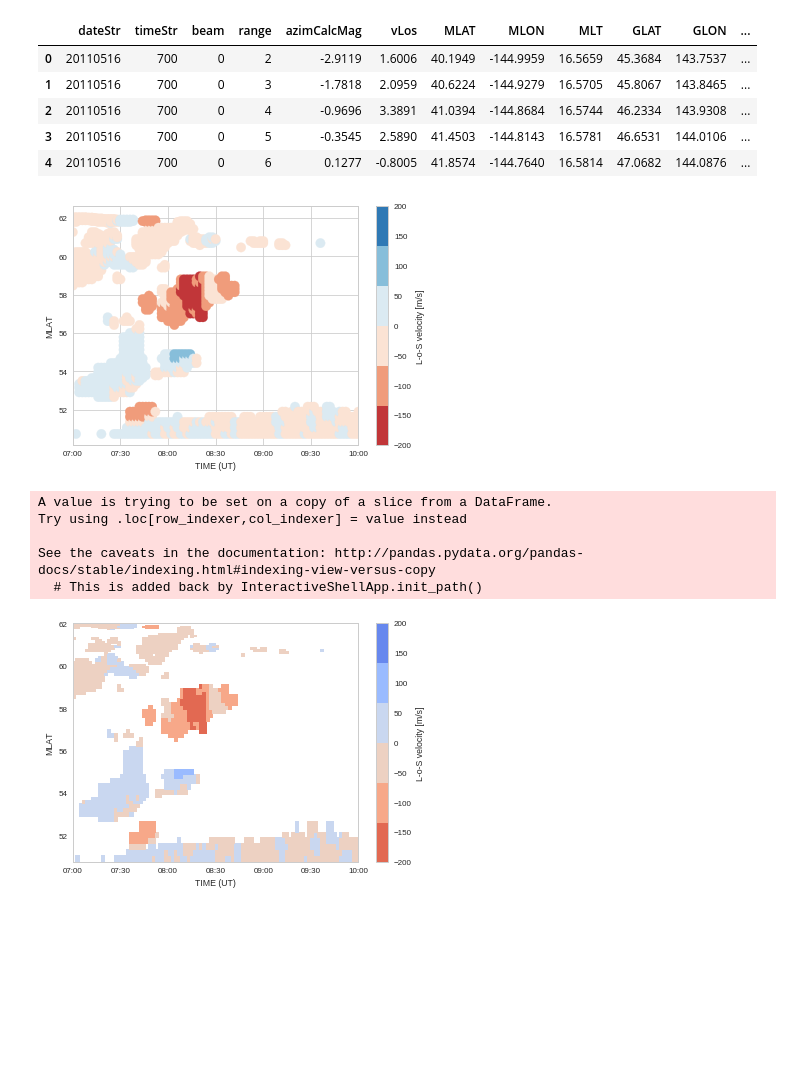
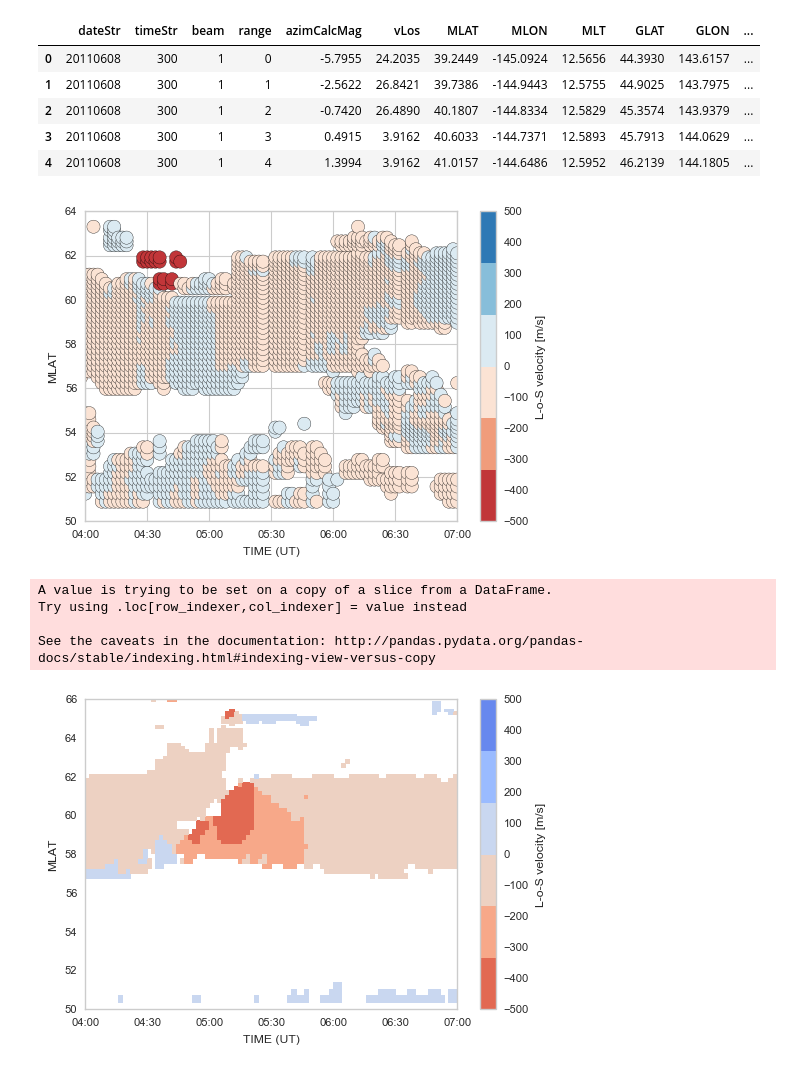
Before and after one commit to bharatreddy/scwsaps, a Jupyter notebook: ipy/saps_test.ipynb, the cells around one changed output. Saved outputs shown, nothing was run; the diff lists cells and outputs as text; code cells hidden in the pictures; blank space fills up the shorter version.

```diff
--- a/ipy/saps_test.ipynb
+++ b/ipy/saps_test.ipynb
@@ -13,14 +13,16 @@ from matplotlib.dates import date2num, DateFormatter
 %matplotlib inline
 # %%
 # Some constants
-eventDate = datetime.datetime(2011,5,16)
-timeStart = datetime.datetime(2011,5,16,7,0)
-timeEnd = datetime.datetime(2011,5,16,10,0)
-sapsTime = datetime.datetime(2011,5,16,8,36)
-sapsRadList = [ "cvw" ]
-sapsMlatRange = [ 56., 60. ]
+eventDate = datetime.datetime(2011,6,8)#datetime.datetime(2011,5,16)
+timeStart = datetime.datetime(2011,6,8,4,0)#datetime.datetime(2011,5,16,7,0)
+timeEnd = datetime.datetime(2011,6,8,7,0)#datetime.datetime(2011,5,16,10,0)
+sapsTime = datetime.datetime(2011,6,8,5,30)#datetime.datetime(2011,5,16,8,36)
+sapsRadList = [ "fhw" ]#[ "cvw" ]
+selBeam = 9
+sapsMlatRange = [ 50., 62. ]#[ 56., 60. ]
 sapsVelCutoff = 50.
 sapsNpointsCutoff = 50 # per radar per beam
+velScale = [ -500, 500 ]
 # %%
 # read from the feather file
 velsDF = feather.read_dataframe('../data/saps-' +\
@@ -28,39 +30,39 @@ velsDF = feather.read_dataframe('../data/saps-' +\
 velsDF.head()
 # %% [output]
 |  | dateStr | timeStr | beam | range | azimCalcMag | vLos | MLAT | MLON | MLT | GLAT | GLON | ... |
-| 0 | 20110516 | 700 | 0 | 2 | -2.9119 | 1.6006 | 40.1949 | -144.9959 | 16.5659 | 45.3684 | 143.7537 | ... |
-| 1 | 20110516 | 700 | 0 | 3 | -1.7818 | 2.0959 | 40.6224 | -144.9279 | 16.5705 | 45.8067 | 143.8465 | ... |
-| 2 | 20110516 | 700 | 0 | 4 | -0.9696 | 3.3891 | 41.0394 | -144.8684 | 16.5744 | 46.2334 | 143.9308 | ... |
-| 3 | 20110516 | 700 | 0 | 5 | -0.3545 | 2.5890 | 41.4503 | -144.8143 | 16.5781 | 46.6531 | 144.0106 | ... |
-| 4 | 20110516 | 700 | 0 | 6 | 0.1277 | -0.8005 | 41.8574 | -144.7640 | 16.5814 | 47.0682 | 144.0876 | ... |
+| 0 | 20110608 | 300 | 1 | 0 | -5.7955 | 24.2035 | 39.2449 | -145.0924 | 12.5656 | 44.3930 | 143.6157 | ... |
+| 1 | 20110608 | 300 | 1 | 1 | -2.5622 | 26.8421 | 39.7386 | -144.9443 | 12.5755 | 44.9025 | 143.7975 | ... |
+| 2 | 20110608 | 300 | 1 | 2 | -0.7420 | 26.4890 | 40.1807 | -144.8334 | 12.5829 | 45.3574 | 143.9379 | ... |
+| 3 | 20110608 | 300 | 1 | 3 | 0.4915 | 3.9162 | 40.6033 | -144.7371 | 12.5893 | 45.7913 | 144.0629 | ... |
+| 4 | 20110608 | 300 | 1 | 4 | 1.3994 | 3.9162 | 41.0157 | -144.6486 | 12.5952 | 46.2139 | 144.1805 | ... |
 # %%
 # sel data from a radar
 rtiDF = velsDF[ (velsDF["radCode"] == "cvw") &\
-              (velsDF["beam"] == 7) ]
+              (velsDF["beam"] == selBeam) ]
 # Make an RTIish Plot
 # Seaborn styling
 sns.set_style("whitegrid")
 sns.set_context("paper")
 seaMap = ListedColormap(sns.color_palette("RdBu"))
 # Plot the data
 fig = plt.figure()
 ax = fig.add_subplot(111)
 rtiPlot = ax.scatter( rtiDF["date"].values, rtiDF["MLAT"].values,\
-           c=rtiDF["vLos"].values, cmap=seaMap,vmin=-200, vmax=200, s=90. )
+           c=rtiDF["vLos"].values, cmap=seaMap,vmin=velScale[0], vmax=velScale[1], s=90. )
 ax.set_xlim( [ timeStart, timeEnd ] )
 ax.set_xlabel("TIME (UT)")
 ax.set_ylabel("MLAT")
 ax.get_xaxis().set_major_formatter(DateFormatter('%H:%M'))
 
 cbar = plt.colorbar(rtiPlot, orientation='vertical')
 cbar.set_label("L-o-S velocity [m/s]")
 fig.savefig( "../plots/rtpy-sctr-" + eventDate.strftime("%Y%m%d") + ".pdf",bbox_inches='tight' )
 # %% [output]
-[figure, old version]
+[figure, new version]
 # %%
 # sel data from a radar
-rtiDF = velsDF[ (velsDF["radCode"] == "cvw") &\
-              (velsDF["beam"] == 7) ]
+rtiDF = velsDF[ (velsDF["radCode"] == sapsRadList[0]) &\
+              (velsDF["beam"] == selBeam) ]
 # Make an RTIish Plot
 # Seaborn styling
 sns.set_style("whitegrid")
@@ -78,7 +80,7 @@ timeVals = plotDF.columns.levels[1].values
 timeCntr, mlatCntr  = numpy.meshgrid( timeVals, mlatVals )
 # Mask the nan values! pcolormesh can't handle them well!
 vLosVals = numpy.ma.masked_where(numpy.isnan(plotDF["vLos"].values),plotDF["vLos"].values)
-rtiPlot = ax.pcolormesh(timeCntr, mlatCntr, vLosVals, cmap=seaMap, vmin=-200,vmax=200)
+rtiPlot = ax.pcolormesh(timeCntr, mlatCntr, vLosVals, cmap=seaMap, vmin=velScale[0],vmax=velScale[1])
 
 
 ax.set_xlim( [ timeStart, timeEnd ] )
@@ -95,8 +97,7 @@ A value is trying to be set on a copy of a slice from a DataFrame.
 Try using .loc[row_indexer,col_indexer] = value instead
 
 See the caveats in the documentation: http://pandas.pydata.org/pandas-docs/stable/indexing.html#indexing-view-versus-copy
-  # This is added back by InteractiveShellApp.init_path()
-[figure, old version]
+[figure, new version]
 # %%
 # Filter SAPS scatter using the
 # following criteria!!!
```
Also changed, not shown: parts of 6 cells of this notebook, 11 other files.
